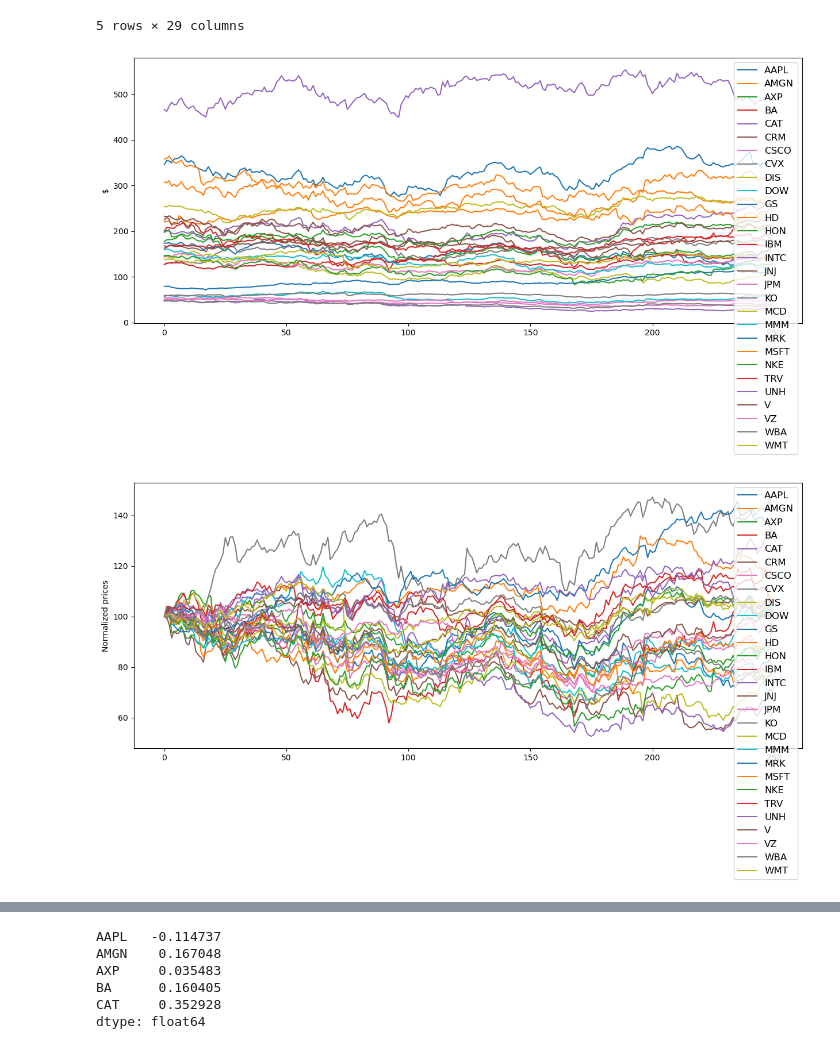
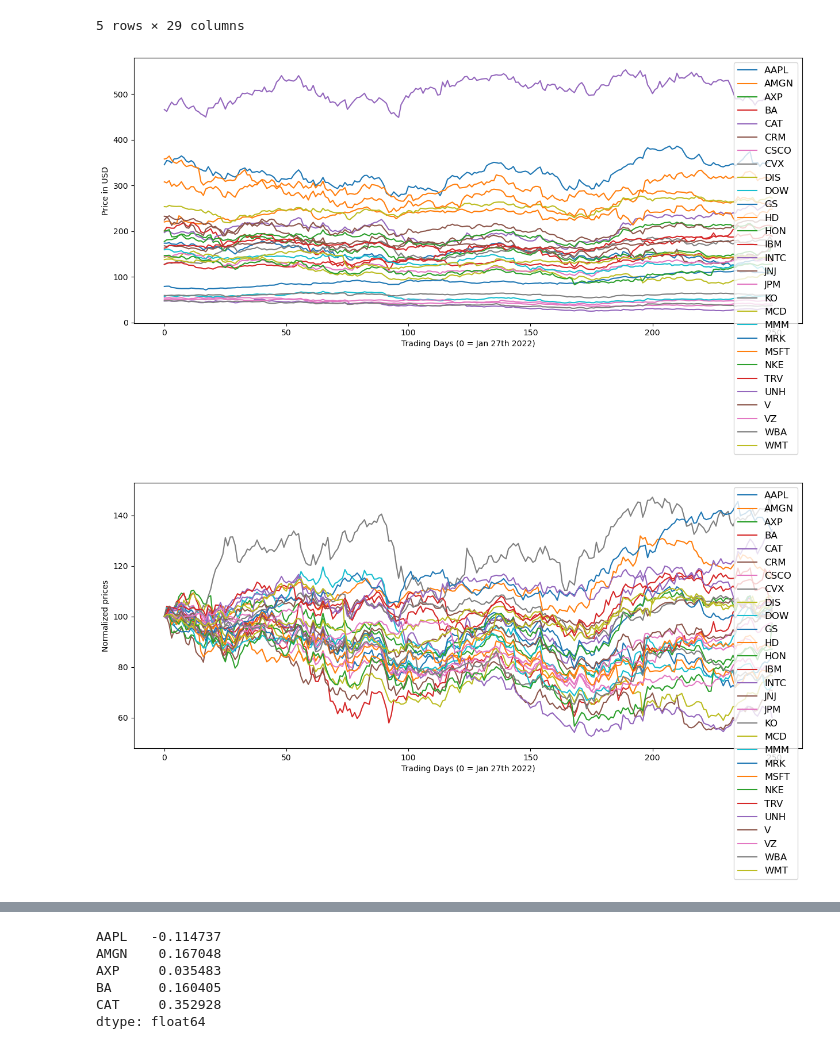
Before and after one commit to juansierra1182/Class-7.1, a Jupyter notebook: Stock_Analysis.ipynb, the cells around one changed output, grey strips where cells are left out. Drawn from its saved outputs; the diff is of its cells as text; code cells hidden in the pictures.

```diff
--- a/Stock_Analysis.ipynb
+++ b/Stock_Analysis.ipynb
@@ -18,13 +18,17 @@ stock_prices.head()
 # %%
 # Visualizing the data
 plt.figure(figsize=(15, 6))
 for i in range(stock_prices.shape[1]):
     plt.plot(stock_prices.iloc[:,i], label=stock_prices.columns.values[i])
 plt.legend(loc='best', fontsize=12)
-plt.ylabel('$')
+plt.ylabel('Price in USD')
+plt.xlabel("Trading Days (0 = Jan 27th 2022)")
+
+plt.savefig("Outputs/stock_prices.png")
+
 plt.show()
 # %% [output]
-[figure, old version]
+[figure, new version]
 # %%
 # Normalizing values to Jan 27/2022 (100%)
 
@@ -35,9 +39,13 @@ for i in range(stock_normalized.shape[1]):
     plt.plot(stock_normalized.iloc[:,i], label=stock_normalized.columns.values[i])
 plt.legend(loc='best', fontsize=12)
 plt.ylabel('Normalized prices')
+plt.xlabel("Trading Days (0 = Jan 27th 2022)")
+
+plt.savefig("Outputs/stock_normalized_prices.png")
+
 plt.show()
 # %% [output]
-[figure, old version]
+[figure, new version]
 # %%
 #Calculate daily percentual change in the value
 stock_pct = stock_prices.pct_change()
```
Also changed, not shown: parts of 1 cell of this notebook, 5 other files.
